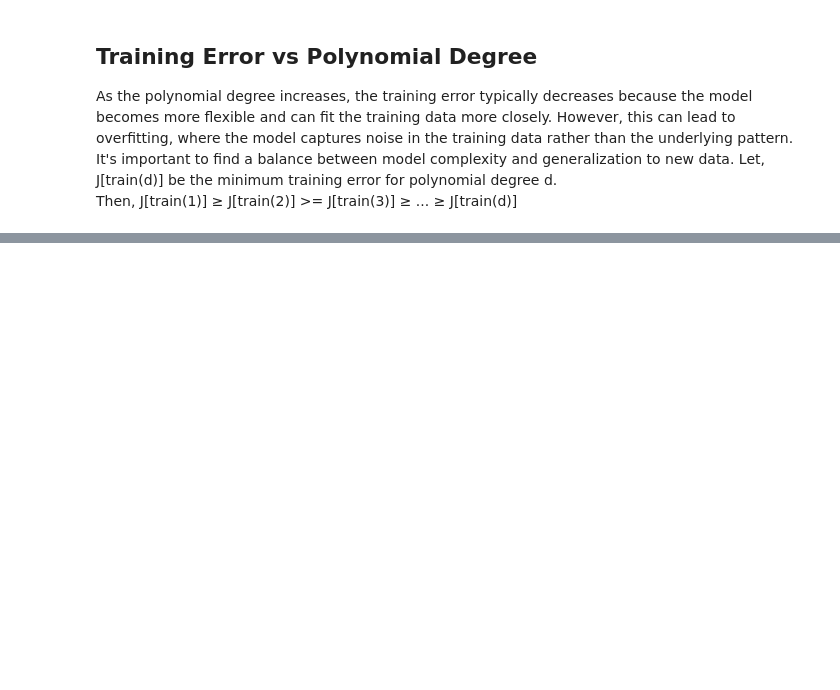
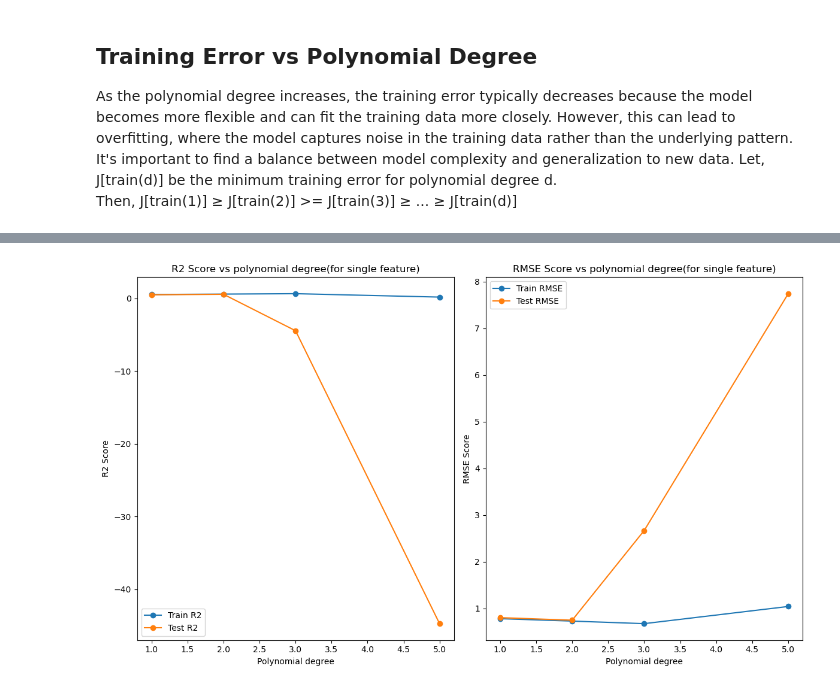
Before and after one commit to himadree-chaudhury/AI-ML-Foundation, a Jupyter notebook: Supervised Learning/module_13.ipynb, the cells around one changed output, grey strips where cells are left out. Saved outputs shown, nothing was run; the diff lists cells and outputs as text; code cells hidden in the pictures; blank space fills up the shorter version.

```diff
--- a/Supervised Learning/module_13.ipynb
+++ b/Supervised Learning/module_13.ipynb
@@ -176,0 +380,24 @@ So optimal degree d is the one that minimizes the total error.
+# %%
+fig, axes = plt.subplots(1,2, figsize=(12,7))
+
+
+# R squared plot
+axes[0].plot(results_df['degree'], results_df['R2_train'],marker='o',label='Train R2')
+axes[0].plot(results_df['degree'], results_df['R2_test'],marker='o',label='Test R2')
+axes[0].set_xlabel("Polynomial degree")
+axes[0].set_ylabel("R2 Score")
+axes[0].set_title("R2 Score vs polynomial degree(for single feature)")
+axes[0].legend()
+
+# RMSE plot
+axes[1].plot(results_df['degree'], results_df['RMSE_train'],marker='o',label='Train RMSE')
+axes[1].plot(results_df['degree'], results_df['RMSE_test'],marker='o',label='Test RMSE')
+axes[1].set_xlabel("Polynomial degree")
+axes[1].set_ylabel("RMSE Score")
+axes[1].set_title("RMSE Score vs polynomial degree(for single feature)")
+axes[1].legend()
+
+plt.tight_layout()
+plt.show()
+# %% [output]
+[figure, added]
```
Also changed, not shown: parts of 14 cells of this notebook, 4 other files.
